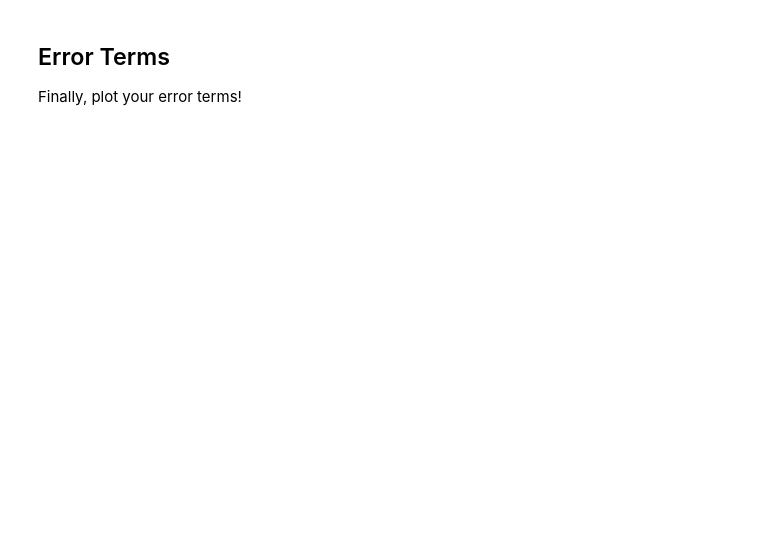
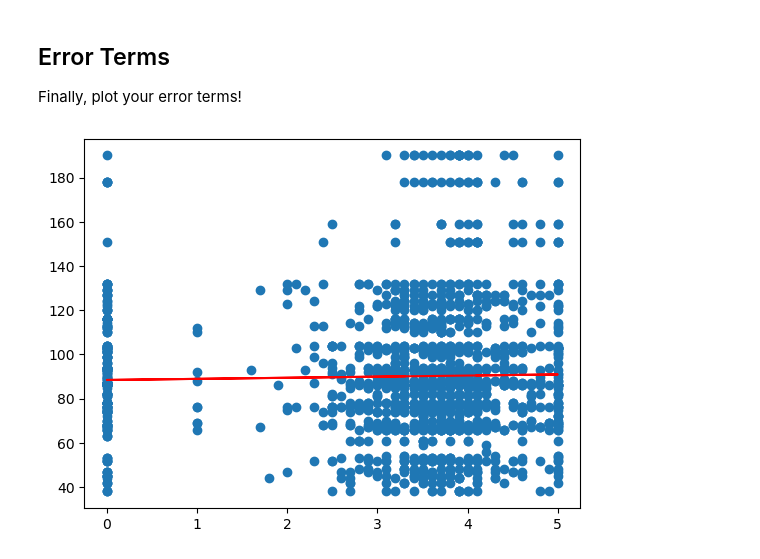
Before and after one commit to AishuSenthil/checkpoint-five, a Jupyter notebook: checkpoint-five.ipynb, the cells around one changed output. Cells and saved outputs as stored; diff of their text form; code cells hidden in the pictures; blank space fills up the shorter version.

```diff
--- a/checkpoint-five.ipynb
+++ b/checkpoint-five.ipynb
@@ -87,3 +87,14 @@ plt.show()
 ## Create Your Model
 
 Use the two columns with the strongest correlation to create and train your model. Make sure to print out the summary and plot the column values and the line produced by the model.
+# %%
+# I still tried linear regression to know the R-squared value to confirm the correlation strength.
+# Assigning  x and y
+X = my_data['Rating']
+Y = my_data['Salary Max']
+# %%
+#Creating train and test sets
+from sklearn.model_selection import train_test_split
+X_train, X_test, y_train, y_test = train_test_split(X, Y, train_size = 0.7,
+                                                    test_size = 0.3, random_state = 100)
+X_train
@@ -91,3 +158,9 @@ Use the two columns with the strongest correlation to create and train your mode
 ## Error Terms
 
 Finally, plot your error terms!
+# %%
+plt.scatter(X_train, y_train)
+plt.plot(X_train, 88.44 + 0.5*X_train, 'r')
+plt.show()
+# %% [output]
+[figure, added]
```
Also changed, not shown: parts of 6 cells of this notebook.
